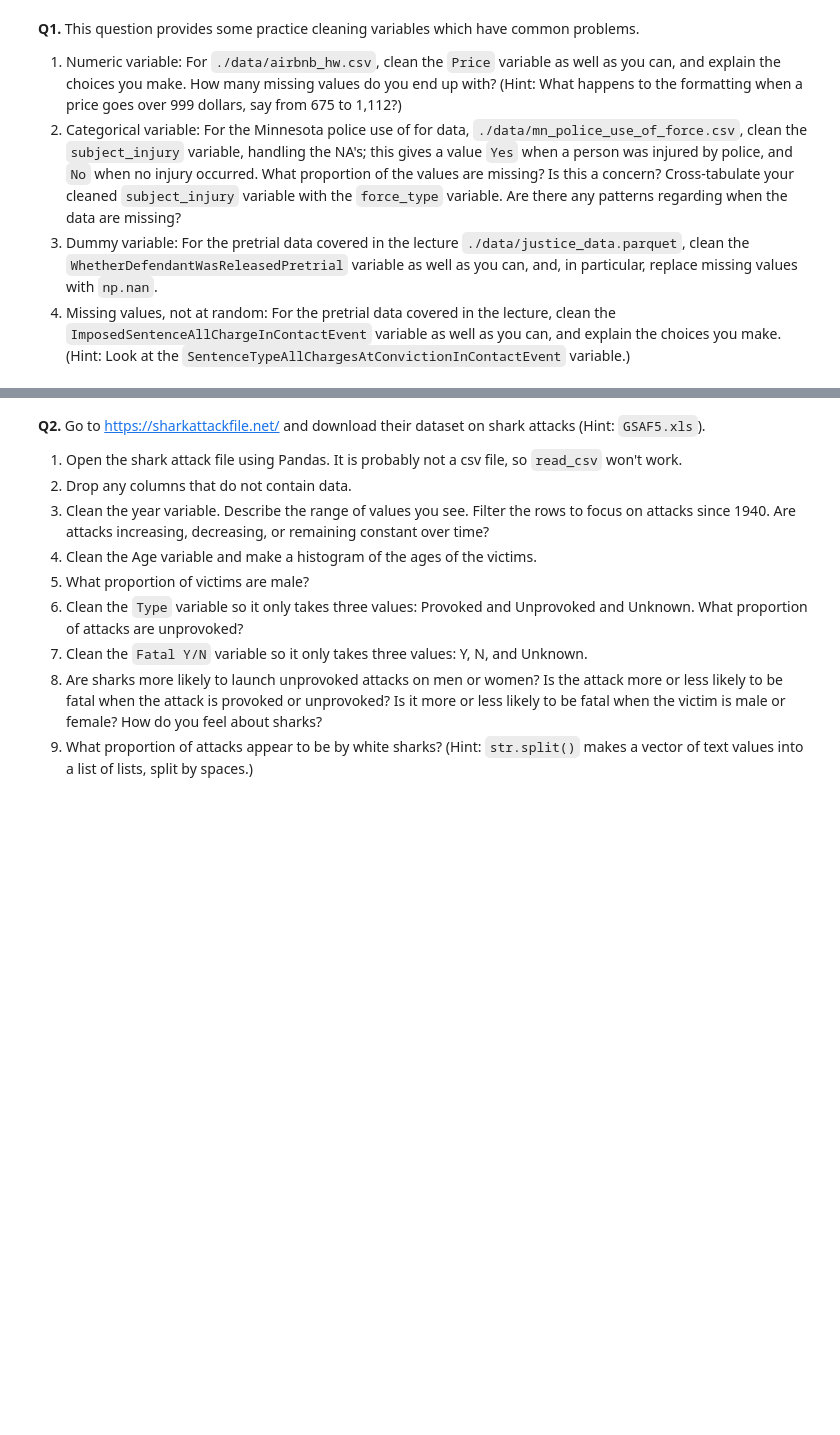
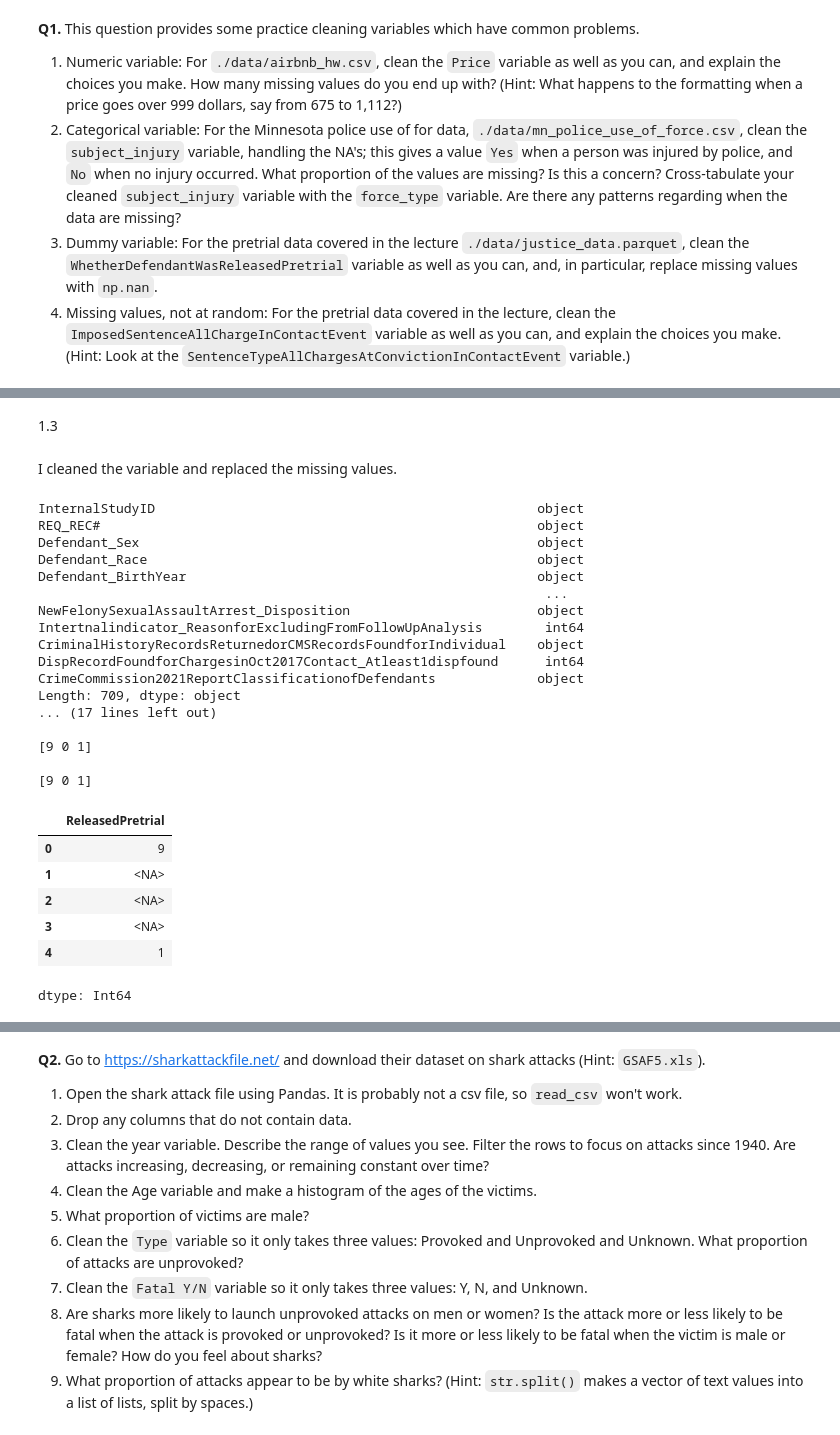
Before and after one commit to mchen899923/wrangling_assignment, a Jupyter notebook: assignment.ipynb, the cells around one changed output, grey strips where cells are left out. Drawn from its saved outputs; the diff is of its cells as text; code cells hidden in the pictures; blank space fills up the shorter version.

```diff
--- a/assignment.ipynb
+++ b/assignment.ipynb
@@ -11,0 +92,48 @@
+# %% [markdown]
+1.3
+# %% [markdown]
+I cleaned the variable and replaced the missing values.
+# %%
+justice_df = pd.read_parquet("justice_data.parquet") #read in csv
+justice_df.head() #generate first few rows
+
+print(justice_df.dtypes)
+print(justice_df.shape)
+print(justice_df.columns, '\n')
+print(justice_df["WhetherDefendantWasReleasedPretrial"].unique(), '\n')
+
+#replace missing values with np.nan for the above variable
+justice_df = justice_df.rename(columns={"WhetherDefendantWasReleasedPretrial": "ReleasedPretrial"}) #Rename the variable
+
+justice_df["ReleasedPretrial"].head()
+justice_df["ReleasedPretrial"].value_counts()
+print(justice_df['ReleasedPretrial'].unique(),'\n')
+justice_df['ReleasedPretrial'] = pd.to_numeric(justice_df['ReleasedPretrial'], errors='coerce')
+justice_df['ReleasedPretrial']= justice_df['ReleasedPretrial'].replace(0,np.nan)
+justice_df['ReleasedPretrial'] = justice_df['ReleasedPretrial'].astype('Int64')
+justice_df["ReleasedPretrial"].head()
+# %% [output]
+InternalStudyID                                                 object
+REQ_REC#                                                        object
+Defendant_Sex                                                   object
+Defendant_Race                                                  object
+Defendant_BirthYear                                             object
+                                                                 ...
+NewFelonySexualAssaultArrest_Disposition                        object
+Intertnalindicator_ReasonforExcludingFromFollowUpAnalysis        int64
+CriminalHistoryRecordsReturnedorCMSRecordsFoundforIndividual    object
+DispRecordFoundforChargesinOct2017Contact_Atleast1dispfound      int64
+CrimeCommission2021ReportClassificationofDefendants             object
+Length: 709, dtype: object
+... (17 lines left out)
+
+[9 0 1]
+
+[9 0 1]
+|  | ReleasedPretrial |
+| 0 | 9 |
+| 1 | <NA> |
+| 2 | <NA> |
+| 3 | <NA> |
+| 4 | 1 |
+dtype: Int64
```
Also changed, not shown: parts of 12 cells of this notebook.
